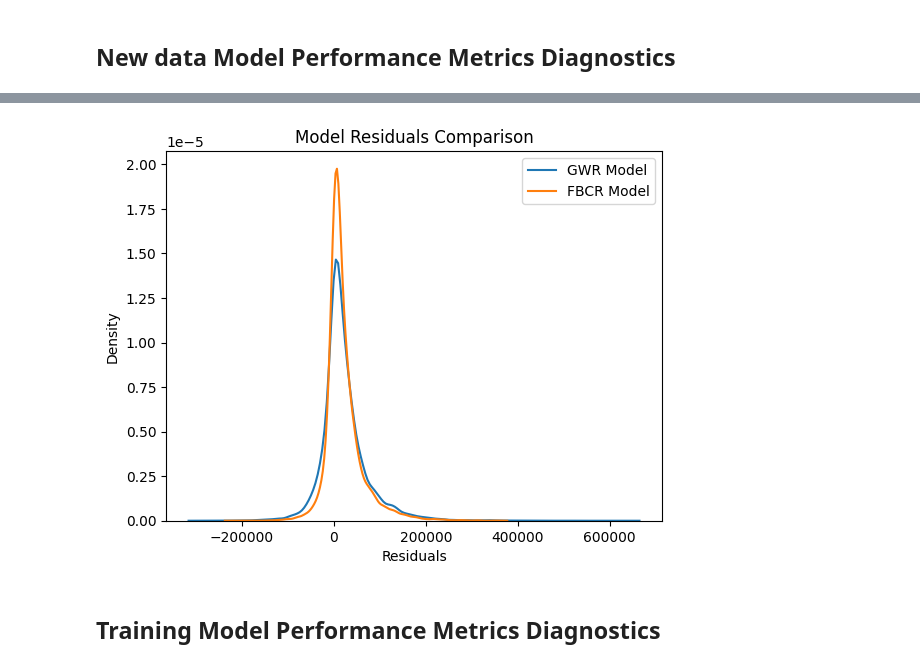
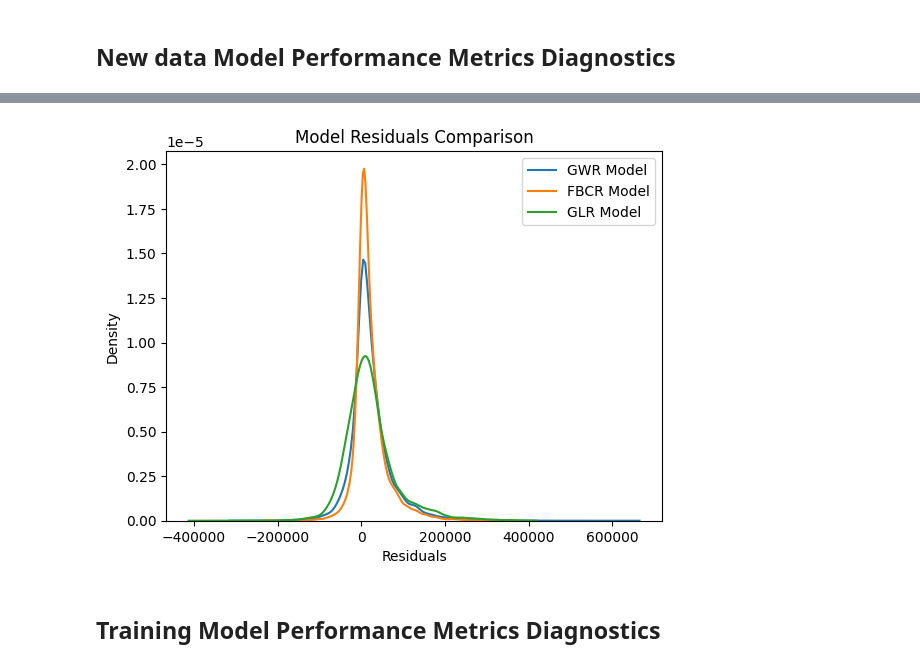
Before and after one commit to AvoDzis/capstone-real-estate, a Jupyter notebook: code/predicted_price_analysis.ipynb, the cells around one changed output, grey strips where cells are left out. Saved outputs shown, nothing was run; the diff lists cells and outputs as text; code cells hidden in the pictures.

```diff
--- a/code/predicted_price_analysis.ipynb
+++ b/code/predicted_price_analysis.ipynb
@@ -110,3 +126,4 @@ results_table.to_excel("../database/predicted_data/glr_improvment_results_table.
 # %%
 gwr_actual = pd.read_csv("../database/predicted_data/new_home_prediction/gwr_new_prediction.csv")
 fbcr_actual = pd.read_csv("../database/predicted_data/new_home_prediction/fbcr_new_prediction.csv")
+glr_actual = pd.read_csv("../database/predicted_data/new_home_prediction/glr_new_prediction.csv")
@@ -128,6 +130,7 @@ dtype: int64
 # %%
 fbcr_actual = fbcr_actual.rename(columns={'actual_home_predictions_fbcr.PREDICTED_FBCR': 'predicted', 'actual_not_sold_XYTableToPoint.price': 'actual'})
 gwr_actual = gwr_actual.rename(columns={'actual_home_predictions_gwr.PREDICTED': 'predicted', 'actual_not_sold_XYTableToPoint.price': 'actual'})
+glr_actual = glr_actual.rename(columns={'actual_glr_prediction__Merge.PREDICTED': 'predicted', 'actual_optimized_glr.price': 'actual'})
 # %%
 import pandas as pd
 from sklearn.metrics import mean_squared_error, mean_absolute_error, r2_score
@@ -192,16 +204,18 @@ plt.show()
 # %%
 # Analyze residuals using a histogram and density plot
 gwr_residuals = gwr_actual["actual"] - gwr_actual["predicted"]
 fbcr_residuals = fbcr_actual["actual"] - fbcr_actual["predicted"]
+glr_residuals = glr_actual["actual"] - glr_actual["predicted"]
 
 sns.kdeplot(gwr_residuals, label="GWR Model")
 sns.kdeplot(fbcr_residuals, label="FBCR Model")
+sns.kdeplot(glr_residuals, label="GLR Model")
 plt.title("Model Residuals Comparison")
 plt.xlabel("Residuals")
 plt.legend()
 plt.show()
 # %% [output]
-[figure, old version]
+[figure, new version]
 # %% [markdown]
 ## Training Model Performance Metrics Diagnostics
 # %%
```
Also changed, not shown: parts of 8 cells of this notebook, 3 other files.
